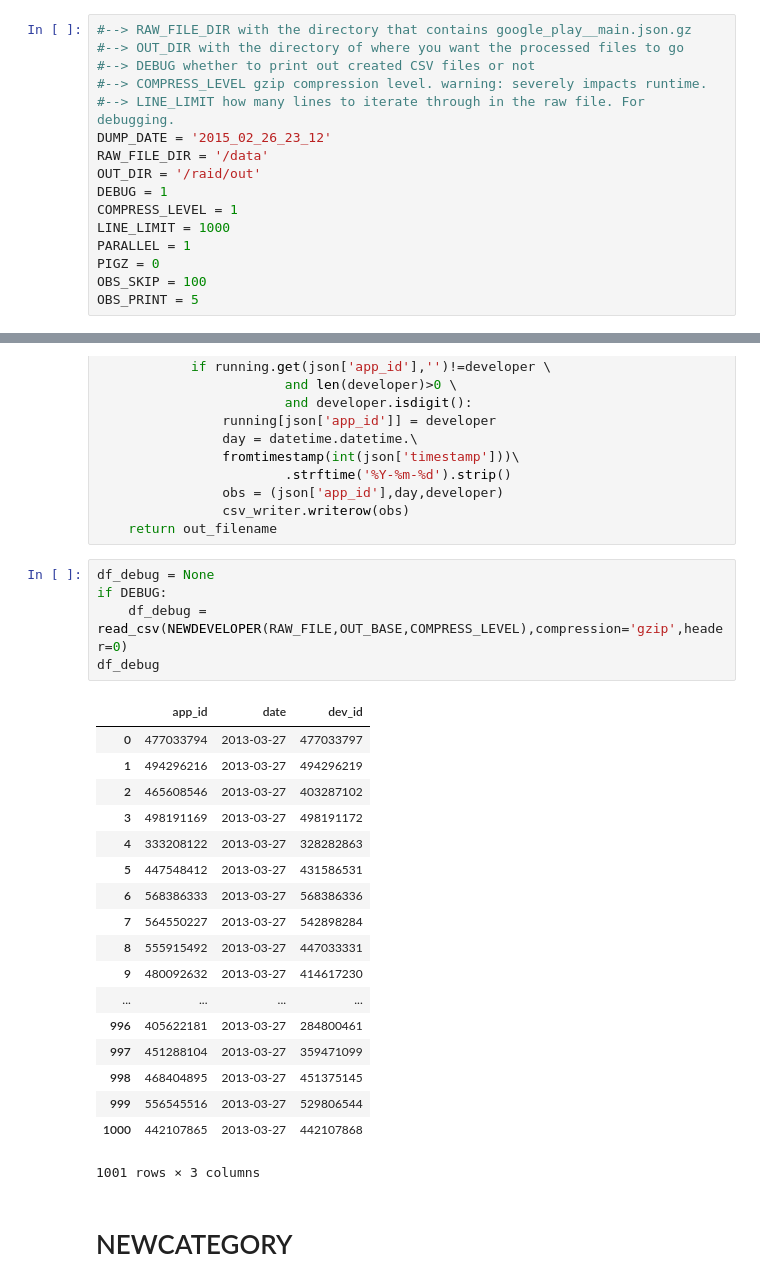
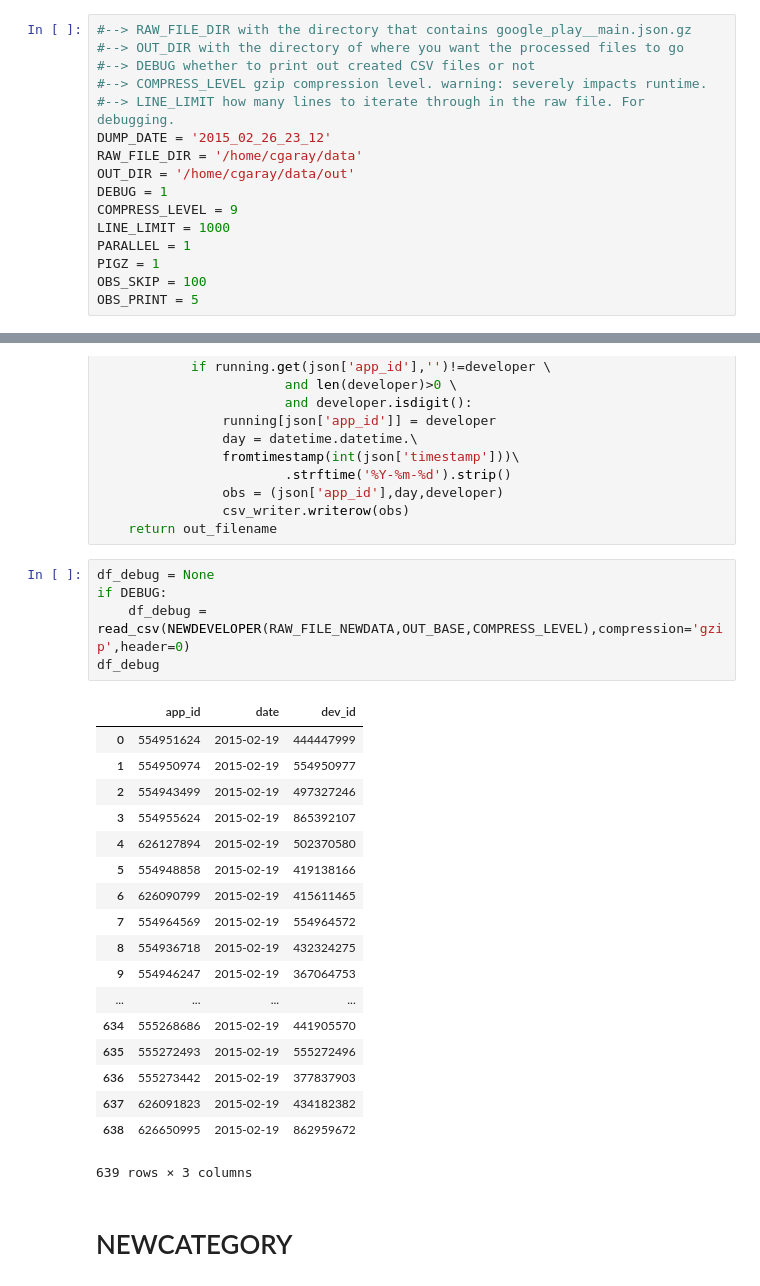
Before and after one commit to kushagrasharma/data_requests, a Jupyter notebook: Apple Data Request.ipynb, the cells around one changed output, grey strips where cells are left out. Saved outputs shown, nothing was run; the diff lists cells and outputs as text.

```diff
--- a/Apple Data Request.ipynb
+++ b/Apple Data Request.ipynb
@@ -23,13 +23,13 @@ import ujson
 #--> COMPRESS_LEVEL gzip compression level. warning: severely impacts runtime.
 #--> LINE_LIMIT how many lines to iterate through in the raw file. For debugging.
 DUMP_DATE = '2015_02_26_23_12'
-RAW_FILE_DIR = '/data'
-OUT_DIR = '/raid/out'
+RAW_FILE_DIR = '/home/cgaray/data'
+OUT_DIR = '/home/cgaray/data/out'
 DEBUG = 1
-COMPRESS_LEVEL = 1
+COMPRESS_LEVEL = 9
 LINE_LIMIT = 1000
 PARALLEL = 1
-PIGZ = 0
+PIGZ = 1
 OBS_SKIP = 100
 OBS_PRINT = 5
 # %%
@@ -525,27 +570,27 @@ def NEWDEVELOPER(file_in,out_base,compress=1):
 # %%
 df_debug = None
 if DEBUG:
-    df_debug = read_csv(NEWDEVELOPER(RAW_FILE,OUT_BASE,COMPRESS_LEVEL),compression='gzip',header=0)
+    df_debug = read_csv(NEWDEVELOPER(RAW_FILE_NEWDATA,OUT_BASE,COMPRESS_LEVEL),compression='gzip',header=0)
 df_debug
 # %% [output]
 |  | app_id | date | dev_id |
-| 0 | 477033794 | 2013-03-27 | 477033797 |
-| 1 | 494296216 | 2013-03-27 | 494296219 |
-| 2 | 465608546 | 2013-03-27 | 403287102 |
-| 3 | 498191169 | 2013-03-27 | 498191172 |
-| 4 | 333208122 | 2013-03-27 | 328282863 |
-| 5 | 447548412 | 2013-03-27 | 431586531 |
-| 6 | 568386333 | 2013-03-27 | 568386336 |
-| 7 | 564550227 | 2013-03-27 | 542898284 |
-| 8 | 555915492 | 2013-03-27 | 447033331 |
-| 9 | 480092632 | 2013-03-27 | 414617230 |
+| 0 | 554951624 | 2015-02-19 | 444447999 |
+| 1 | 554950974 | 2015-02-19 | 554950977 |
+| 2 | 554943499 | 2015-02-19 | 497327246 |
+| 3 | 554955624 | 2015-02-19 | 865392107 |
+| 4 | 626127894 | 2015-02-19 | 502370580 |
+| 5 | 554948858 | 2015-02-19 | 419138166 |
+| 6 | 626090799 | 2015-02-19 | 415611465 |
+| 7 | 554964569 | 2015-02-19 | 554964572 |
+| 8 | 554936718 | 2015-02-19 | 432324275 |
+| 9 | 554946247 | 2015-02-19 | 367064753 |
 | ... | ... | ... | ... |
-| 996 | 405622181 | 2013-03-27 | 284800461 |
-| 997 | 451288104 | 2013-03-27 | 359471099 |
-| 998 | 468404895 | 2013-03-27 | 451375145 |
-| 999 | 556545516 | 2013-03-27 | 529806544 |
-| 1000 | 442107865 | 2013-03-27 | 442107868 |
+| 634 | 555268686 | 2015-02-19 | 441905570 |
+| 635 | 555272493 | 2015-02-19 | 555272496 |
+| 636 | 555273442 | 2015-02-19 | 377837903 |
+| 637 | 626091823 | 2015-02-19 | 434182382 |
+| 638 | 626650995 | 2015-02-19 | 862959672 |
-1001 rows × 3 columns
+639 rows × 3 columns
 # %% [markdown]
 # NEWCATEGORY
 # %%
```
Also changed, not shown: parts of 39 cells of this notebook, 1 other file.
